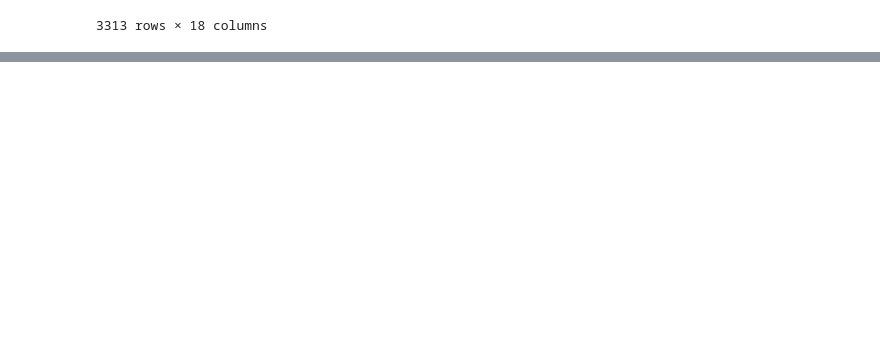
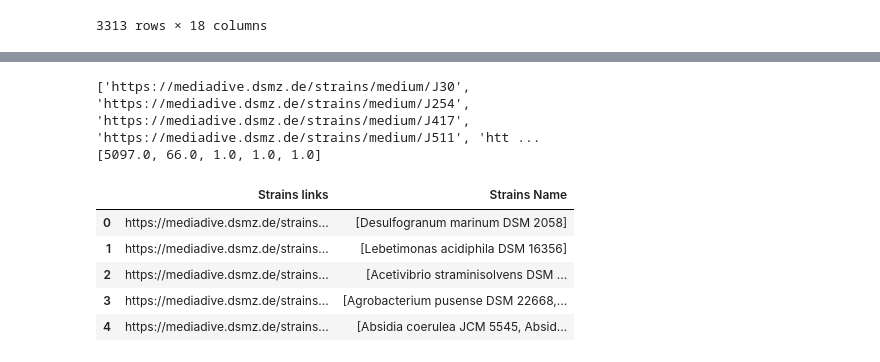
Before and after one commit to qqgjyx/MATH-Group-Scrapper, a Jupyter notebook: runkun.ipynb, the cells around one changed output, grey strips where cells are left out. Drawn from its saved outputs; the diff is of its cells as text; code cells hidden in the pictures; blank space fills up the shorter version.

Commit message:
v4.9.3d  media done  gas done  steps done  ingredients.ipynb done

```diff
--- a/runkun.ipynb
+++ b/runkun.ipynb
@@ -454,7 +468,6 @@ def extract_data_from_strainslink(strainslink, pbar, retries=5):
             strain_names = []
             for p in range(1, page_num + 1):
                 strain_names.extend(extract_strainslink_page(strainslink + "?p=" + str(p), pbar))
-            pbar.update(page_num)
             return [strainslink, strain_names]
         except (requests.exceptions.RequestException, ConnectionResetError) as e:
             print(f"Error fetching strains link {strainslink}: {e}. Retrying {attempt + 1}/{retries}...")
@@ -472,6 +485,7 @@ def extract_strainslink_page(strainslink, pbar, retries=5):
             if rows:
                 for row in rows:
                     page_names.append(row.find('a').get_text(strip=True))
+                pbar.update(len(rows))
             return page_names
         except (requests.exceptions.RequestException, ConnectionResetError) as e:
             print(f"Error fetching {strainslink}: {e}. Retrying {attempt + 1}/{retries}...")
@@ -502,0 +530,7 @@ Error fetching https://mediadive.dsmz.de/strains/medium/269?p=1: Response ended
+# %%
+strainslink_data_columns = ["Strains links", "Strains Name"]
+strainslink_df = pd.DataFrame(strainslink_data, columns=strainslink_data_columns)
+
+merged_merged_df = pd.merge(merged_df, strainslink_df, on='Strains links', how='left').fillna("")
+
+merged_merged_df
@@ -502,0 +553,44 @@ Error fetching https://mediadive.dsmz.de/strains/medium/269?p=1: Response ended
+# %%
+# Define a function to check if the row is undone
+def is_undone(row):
+    if len(row['Strains links']) == 0:
+        return False  # If there is no link, we don't consider it
+    if len(row['Strains Name']) == 0:
+        return True  # If the name is NA but there's a link, it's undone
+    if isinstance(row['Strains Name'], list) and len(row['Strains Name']) != int(row['Strains number']):
+        return True
+    return False  # If the name is not a list, it's undone
+
+# Create a list of undone Strains links
+undone_strains_links = merged_merged_df[merged_merged_df.apply(is_undone, axis=1)]['Strains links'].tolist()
+undone_strains_nums = merged_merged_df[merged_merged_df.apply(is_undone, axis=1)]['Strains number'].tolist()
+
+print(undone_strains_links)
+print(undone_strains_nums)
+# %% [output]
+['https://mediadive.dsmz.de/strains/medium/J30', 'https://mediadive.dsmz.de/strains/medium/J254', 'https://mediadive.dsmz.de/strains/medium/J417', 'https://mediadive.dsmz.de/strains/medium/J511', 'htt ...
+[5097.0, 66.0, 1.0, 1.0, 1.0]
+# %%
+import numpy as np
+
+# Assuming df and merged_df are predefined DataFrames
+strainslink_data_new = []
+strains_links_new = undone_strains_links
+
+with tqdm(total=int(np.array(undone_strains_nums).sum()), desc="MakeUp Strains link Progress") as pbar:
+    with ThreadPoolExecutor(max_workers=max_workers) as executor:
+        future_to_strains_link_new = {executor.submit(extract_data_from_strainslink, strains_link_new, pbar): strains_link_new for strains_link_new in strains_links_new}
+        for future in as_completed(future_to_strains_link_new):
+            link_data = future.result()
+            strainslink_data_new.append(link_data)
+
+strainslink_data_columns_new = ["Strains links", "Strains Name"]
+strainslink_df_new = pd.DataFrame(strainslink_data_new, columns=strainslink_data_columns_new)
+strainslink_df_new
+# %% [output]
+|  | Strains links | Strains Name |
+| 0 | https://mediadive.dsmz.de/strains... | [Desulfogranum marinum DSM 2058] |
+| 1 | https://mediadive.dsmz.de/strains... | [Lebetimonas acidiphila DSM 16356] |
+| 2 | https://mediadive.dsmz.de/strains... | [Acetivibrio straminisolvens DSM ... |
+| 3 | https://mediadive.dsmz.de/strains... | [Agrobacterium pusense DSM 22668,... |
+| 4 | https://mediadive.dsmz.de/strains... | [Absidia coerulea JCM 5545, Absid... |
```
Also changed, not shown: parts of 7 cells of this notebook, 1 other file.
